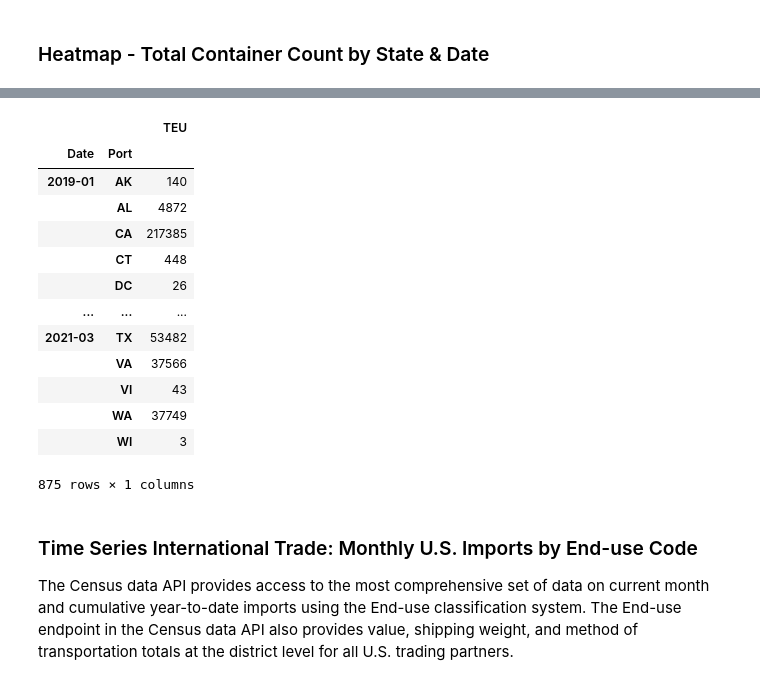
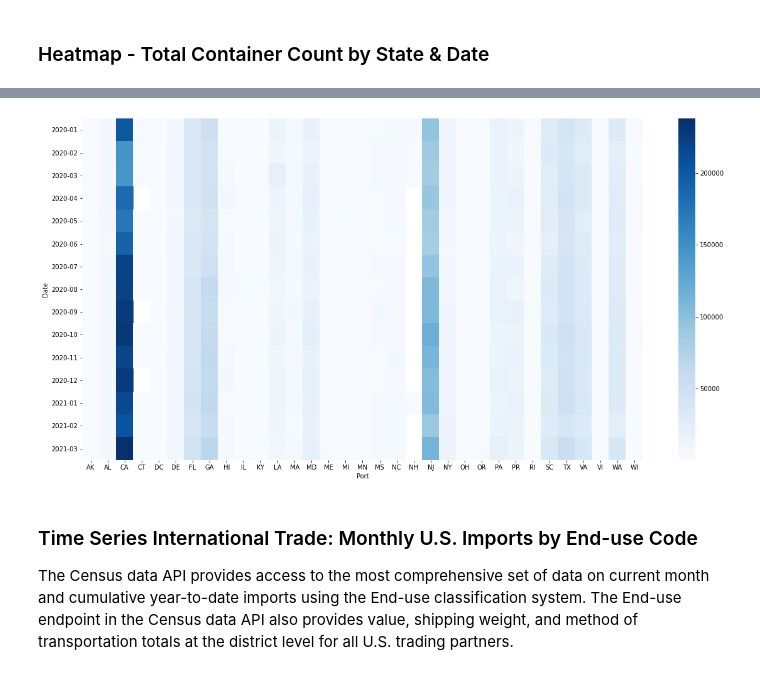
Before and after one commit to naydeenmonzon/Project-2, a Jupyter notebook: US_Census.ipynb, the cells around one changed output, grey strips where cells are left out. Saved outputs shown, nothing was run; the diff lists cells and outputs as text; code cells hidden in the pictures.

```diff
--- a/US_Census.ipynb
+++ b/US_Census.ipynb
@@ -304,19 +401,0 @@ portTEUdf.to_json("./static/data/port.json",orient="index")
-# %%
-group = portTEU.copy().rename(columns={"Port State": 'Port'})
-group = group.groupby(['Date','Port']).sum().drop(columns='Weight')
-group
-# %% [output]
-|  |  | TEU |
-| Date | Port |  |
-| 2019-01 | AK | 140 |
-|  | AL | 4872 |
-|  | CA | 217385 |
-|  | CT | 448 |
-|  | DC | 26 |
-| ... | ... | ... |
-| 2021-03 | TX | 53482 |
-|  | VA | 37566 |
-|  | VI | 43 |
-|  | WA | 37749 |
-|  | WI | 3 |
-875 rows × 1 columns
@@ -328,8 +403,10 @@ group.to_json("./static/data/gport.json", orient="index")
 import seaborn as sns
 # %%
 fig, ax = plt.subplots(figsize=(20, 10))
-sns.heatmap(portTEUdf,cmap="Blues", vmin=100, vmax=250000)
+sns.heatmap(portTEUdf,cmap="Blues")
 plt.show()
+# %% [output]
+[figure, added]
 # %% [markdown]
 ### Time Series International Trade: Monthly U.S. Imports by End-use Code <br>
 The Census data API provides access to the most comprehensive set of data on current month and cumulative year-to-date imports using the End-use classification system. The End-use endpoint in the Census data API also provides value, shipping weight, and method of transportation totals at the district level for all U.S. trading partners.
```
Also changed, not shown: parts of 56 cells of this notebook, 23 other files.
